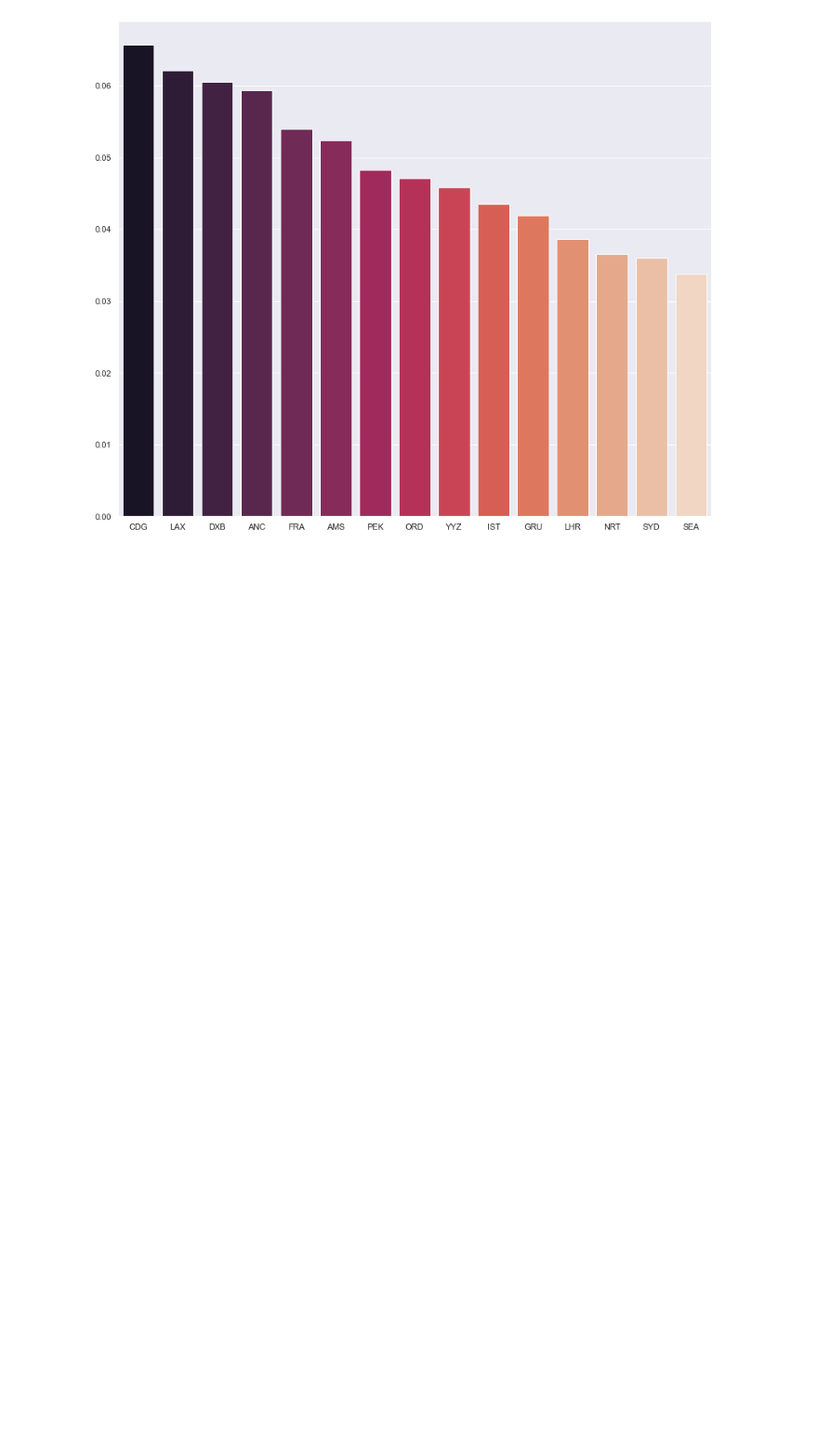
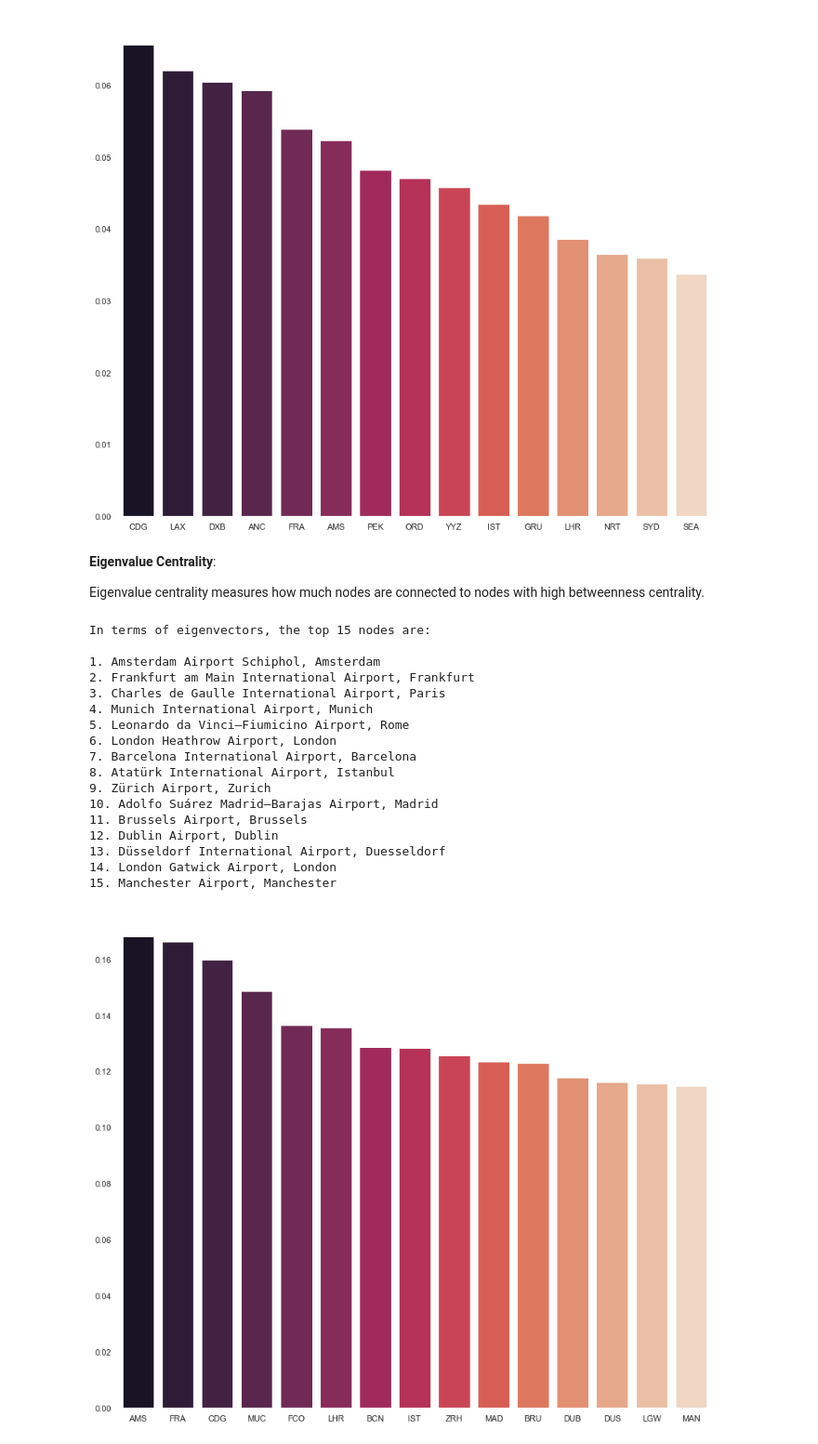
Before and after one commit to smammc/network_science_project, a Jupyter notebook: network_science_project.ipynb, the cells around one changed output. Shown at 93% size. Cells and saved outputs as stored; diff of their text form; code cells hidden in the pictures; blank space fills up the shorter version.

```diff
--- a/network_science_project.ipynb
+++ b/network_science_project.ipynb
@@ -233,6 +229,7 @@ def plot_dict(dict_, k, name):
     values_s = np.array(values)[sort_index][::-1]
 
     fig, ax = plt.subplots(1, 1, figsize=(14,12))
+    ax.set_facecolor('xkcd:white')
     sns.barplot(ax=ax, x=airports_s[:k], y=values_s[:k], palette='rocket', label='small')
     print(f"In terms of {name}, the top {k} nodes are:\n")
     print_rank(airports_s[:k])
@@ -263,3 +260,29 @@ In terms of betweenness, the top 15 nodes are:
 14. Sydney Kingsford Smith International Airport, Sydney
 15. Seattle Tacoma International Airport, Seattle
 [figure]
+# %% [markdown]
+**Eigenvalue Centrality**:
+
+Eigenvalue centrality measures how much nodes are connected to nodes with high betweenness centrality.
+# %%
+eigenval = nx.eigenvector_centrality(largest_cc)
+sorted_eigen = plot_dict(eigenval, 15, 'eigenvectors')
+# %% [output]
+In terms of eigenvectors, the top 15 nodes are:
+
+1. Amsterdam Airport Schiphol, Amsterdam
+2. Frankfurt am Main International Airport, Frankfurt
+3. Charles de Gaulle International Airport, Paris
+4. Munich International Airport, Munich
+5. Leonardo da Vinci–Fiumicino Airport, Rome
+6. London Heathrow Airport, London
+7. Barcelona International Airport, Barcelona
+8. Atatürk International Airport, Istanbul
+9. Zürich Airport, Zurich
+10. Adolfo Suárez Madrid–Barajas Airport, Madrid
+11. Brussels Airport, Brussels
+12. Dublin Airport, Dublin
+13. Düsseldorf International Airport, Duesseldorf
+14. London Gatwick Airport, London
+15. Manchester Airport, Manchester
+[figure, added]
```
Also changed, not shown: parts of 16 cells of this notebook.
